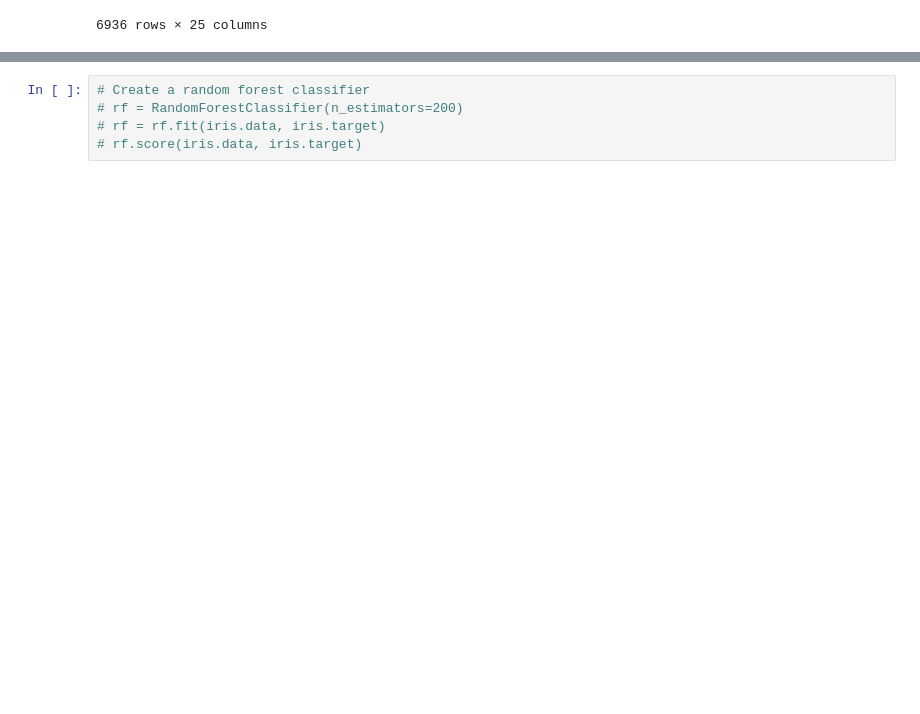
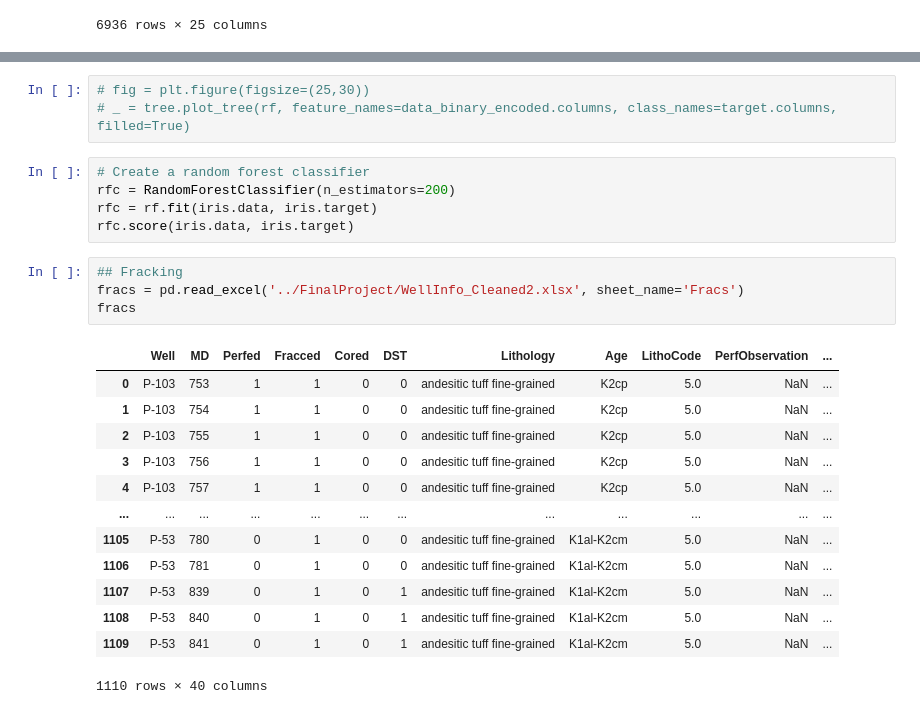
Before and after one commit to Conor134/Final_Project, a Jupyter notebook: Regressor.ipynb, the cells around one changed output, grey strips where cells are left out. Cells and saved outputs as stored; diff of their text form; blank space fills up the shorter version.

```diff
--- a/Regressor.ipynb
+++ b/Regressor.ipynb
@@ -225,5 +224,26 @@ AttributeError: 'DataFrame' object has no attribute 'feature_names'
+# %%
+# fig = plt.figure(figsize=(25,30))
+# _ = tree.plot_tree(rf, feature_names=data_binary_encoded.columns, class_names=target.columns, filled=True)
 # %%
 # Create a random forest classifier
-# rf = RandomForestClassifier(n_estimators=200)
-# rf = rf.fit(iris.data, iris.target)
-# rf.score(iris.data, iris.target)
+rfc = RandomForestClassifier(n_estimators=200)
+rfc = rf.fit(iris.data, iris.target)
+rfc.score(iris.data, iris.target)
+# %%
+## Fracking
+fracs = pd.read_excel('../FinalProject/WellInfo_Cleaned2.xlsx', sheet_name='Fracs')
+fracs
+# %% [output]
+|  | Well | MD | Perfed | Fracced | Cored | DST | Lithology | Age | LithoCode | PerfObservation | ... |
+| 0 | P-103 | 753 | 1 | 1 | 0 | 0 | andesitic tuff fine-grained | K2cp | 5.0 | NaN | ... |
+| 1 | P-103 | 754 | 1 | 1 | 0 | 0 | andesitic tuff fine-grained | K2cp | 5.0 | NaN | ... |
+| 2 | P-103 | 755 | 1 | 1 | 0 | 0 | andesitic tuff fine-grained | K2cp | 5.0 | NaN | ... |
+| 3 | P-103 | 756 | 1 | 1 | 0 | 0 | andesitic tuff fine-grained | K2cp | 5.0 | NaN | ... |
+| 4 | P-103 | 757 | 1 | 1 | 0 | 0 | andesitic tuff fine-grained | K2cp | 5.0 | NaN | ... |
+| ... | ... | ... | ... | ... | ... | ... | ... | ... | ... | ... | ... |
+| 1105 | P-53 | 780 | 0 | 1 | 0 | 0 | andesitic tuff fine-grained | K1al-K2cm | 5.0 | NaN | ... |
+| 1106 | P-53 | 781 | 0 | 1 | 0 | 0 | andesitic tuff fine-grained | K1al-K2cm | 5.0 | NaN | ... |
+| 1107 | P-53 | 839 | 0 | 1 | 0 | 1 | andesitic tuff fine-grained | K1al-K2cm | 5.0 | NaN | ... |
+| 1108 | P-53 | 840 | 0 | 1 | 0 | 1 | andesitic tuff fine-grained | K1al-K2cm | 5.0 | NaN | ... |
+| 1109 | P-53 | 841 | 0 | 1 | 0 | 1 | andesitic tuff fine-grained | K1al-K2cm | 5.0 | NaN | ... |
+1110 rows × 40 columns
```
Also changed, not shown: parts of 17 cells of this notebook.
